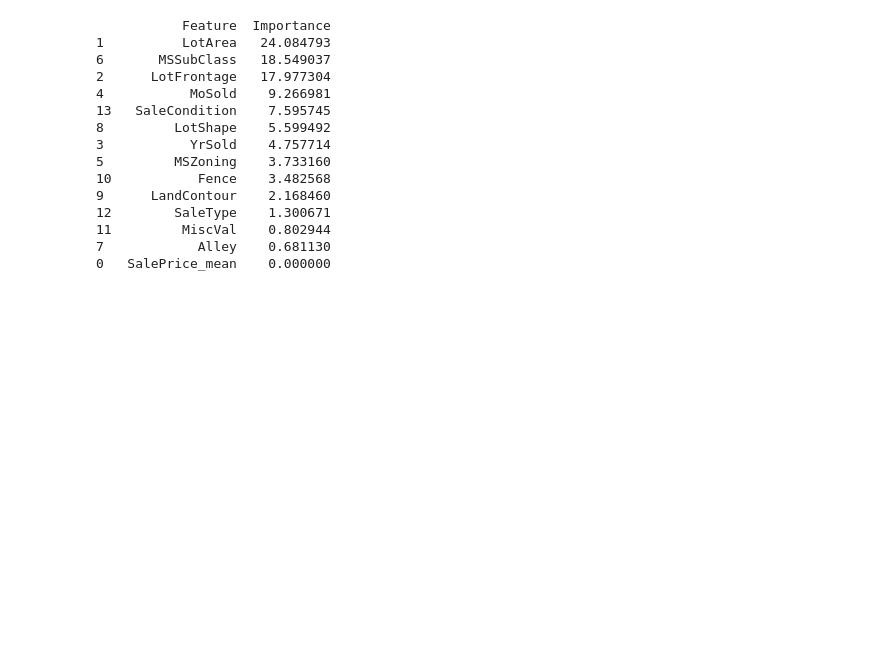
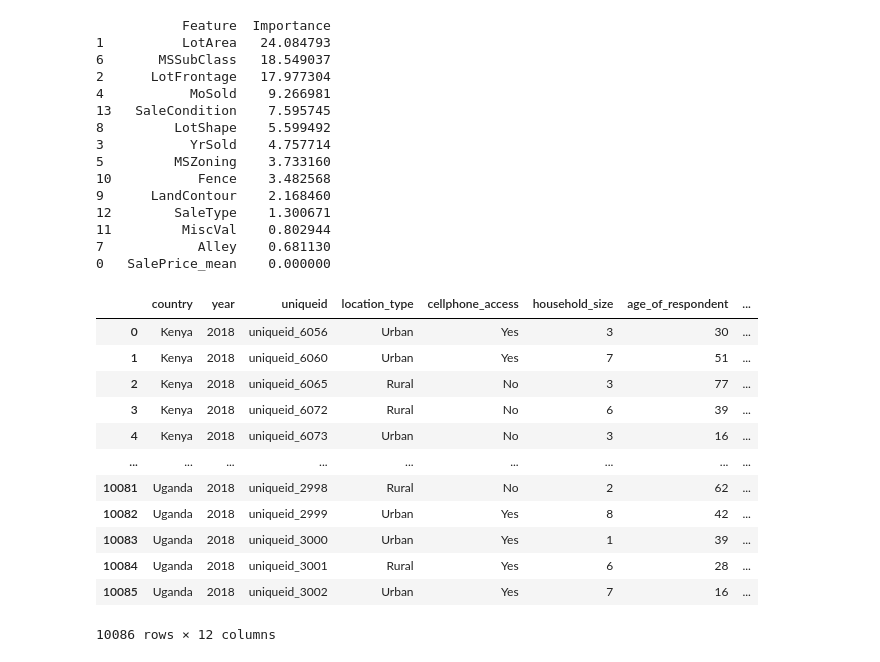
Before and after one commit to Streamleader/WEB_APP_PROJECT, a Jupyter notebook: TEST.ipynb, the cells around one changed output. Saved outputs shown, nothing was run; the diff lists cells and outputs as text; code cells hidden in the pictures; blank space fills up the shorter version.

```diff
--- a/TEST.ipynb
+++ b/TEST.ipynb
@@ -277,3 +274,21 @@ print(importance_df)
 11         MiscVal    0.802944
 7            Alley    0.681130
 0   SalePrice_mean    0.000000
+# %%
+import pandas as pd
+df = pd.read_csv('Test copy.csv')
+df
+# %% [output]
+|  | country | year | uniqueid | location_type | cellphone_access | household_size | age_of_respondent | ... |
+| 0 | Kenya | 2018 | uniqueid_6056 | Urban | Yes | 3 | 30 | ... |
+| 1 | Kenya | 2018 | uniqueid_6060 | Urban | Yes | 7 | 51 | ... |
+| 2 | Kenya | 2018 | uniqueid_6065 | Rural | No | 3 | 77 | ... |
+| 3 | Kenya | 2018 | uniqueid_6072 | Rural | No | 6 | 39 | ... |
+| 4 | Kenya | 2018 | uniqueid_6073 | Urban | No | 3 | 16 | ... |
+| ... | ... | ... | ... | ... | ... | ... | ... | ... |
+| 10081 | Uganda | 2018 | uniqueid_2998 | Rural | No | 2 | 62 | ... |
+| 10082 | Uganda | 2018 | uniqueid_2999 | Urban | Yes | 8 | 42 | ... |
+| 10083 | Uganda | 2018 | uniqueid_3000 | Urban | Yes | 1 | 39 | ... |
+| 10084 | Uganda | 2018 | uniqueid_3001 | Rural | Yes | 6 | 28 | ... |
+| 10085 | Uganda | 2018 | uniqueid_3002 | Urban | Yes | 7 | 16 | ... |
+10086 rows × 12 columns
```
Also changed, not shown: parts of 6 cells of this notebook, 33 other files.
